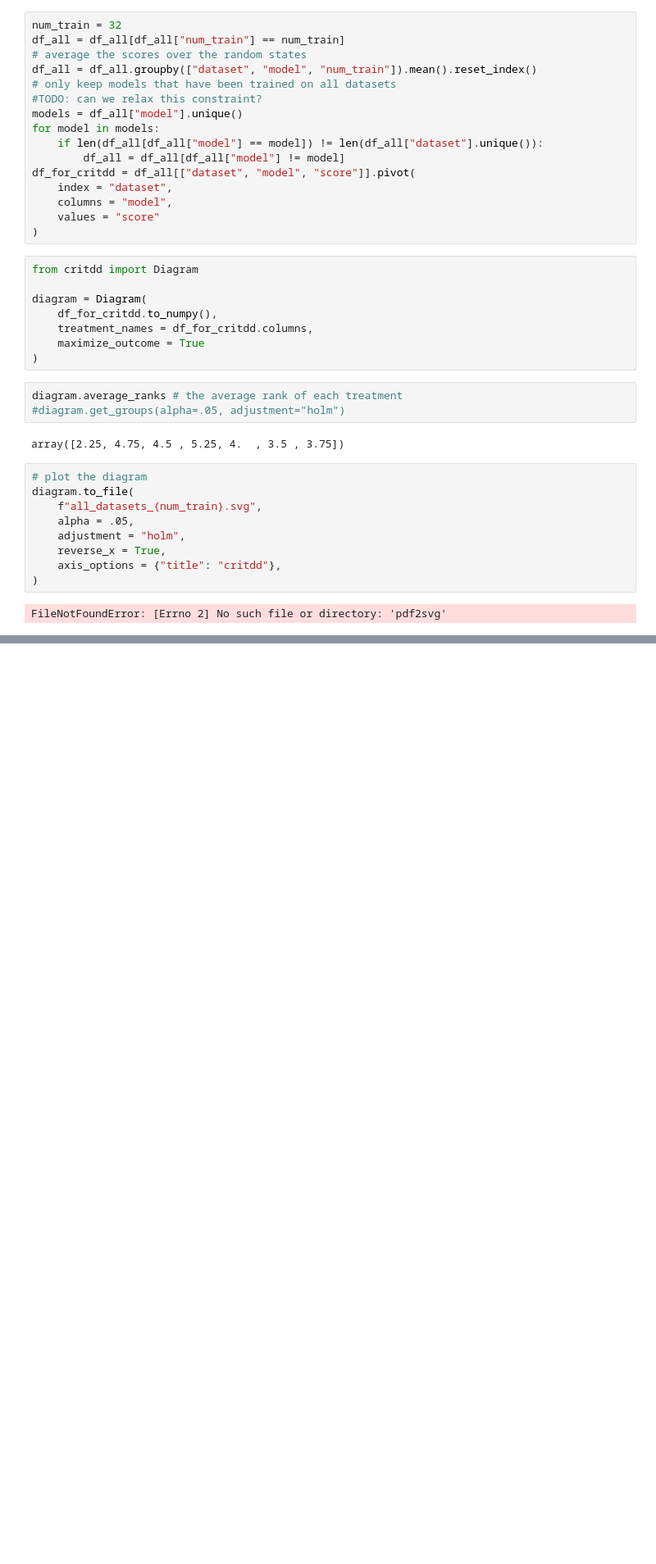
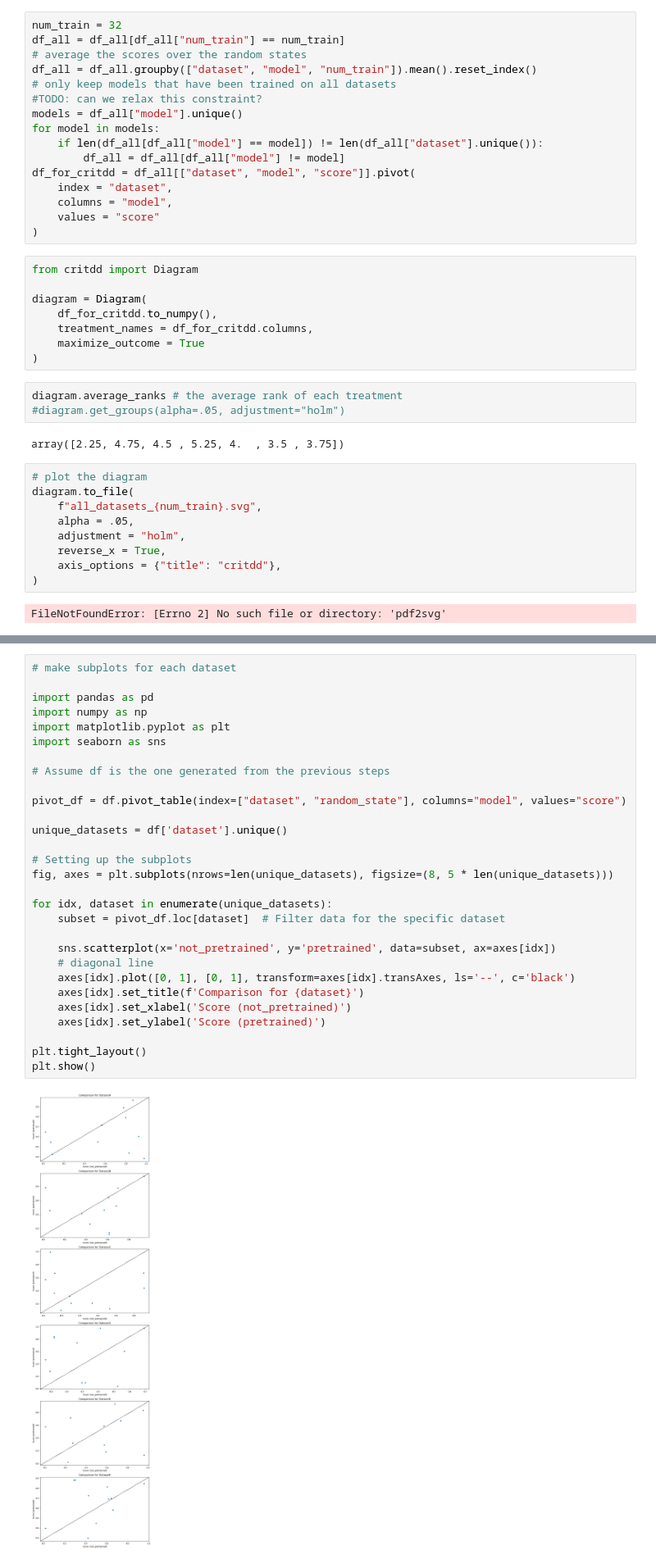
Before and after one commit to myungkim930/YATE, a Jupyter notebook: plots.ipynb, the cells around one changed output, grey strips where cells are left out. Shown at 82% size. Cells and saved outputs as stored; diff of their text form; blank space fills up the shorter version.

```diff
--- a/plots.ipynb
+++ b/plots.ipynb
@@ -193,0 +278,31 @@ FileNotFoundError: [Errno 2] No such file or directory: 'pdf2svg'
+# %%
+# make subplots for each dataset
+
+import pandas as pd
+import numpy as np
+import matplotlib.pyplot as plt
+import seaborn as sns
+
+# Assume df is the one generated from the previous steps
+
+pivot_df = df.pivot_table(index=["dataset", "random_state"], columns="model", values="score")
+
+unique_datasets = df['dataset'].unique()
+
+# Setting up the subplots
+fig, axes = plt.subplots(nrows=len(unique_datasets), figsize=(8, 5 * len(unique_datasets)))
+
+for idx, dataset in enumerate(unique_datasets):
+    subset = pivot_df.loc[dataset]  # Filter data for the specific dataset
+
+    sns.scatterplot(x='not_pretrained', y='pretrained', data=subset, ax=axes[idx])
+    # diagonal line
+    axes[idx].plot([0, 1], [0, 1], transform=axes[idx].transAxes, ls='--', c='black')
+    axes[idx].set_title(f'Comparison for {dataset}')
+    axes[idx].set_xlabel('Score (not_pretrained)')
+    axes[idx].set_ylabel('Score (pretrained)')
+
+plt.tight_layout()
+plt.show()
+# %% [output]
+[figure, added]
```
Also changed, not shown: parts of 6 cells of this notebook.
